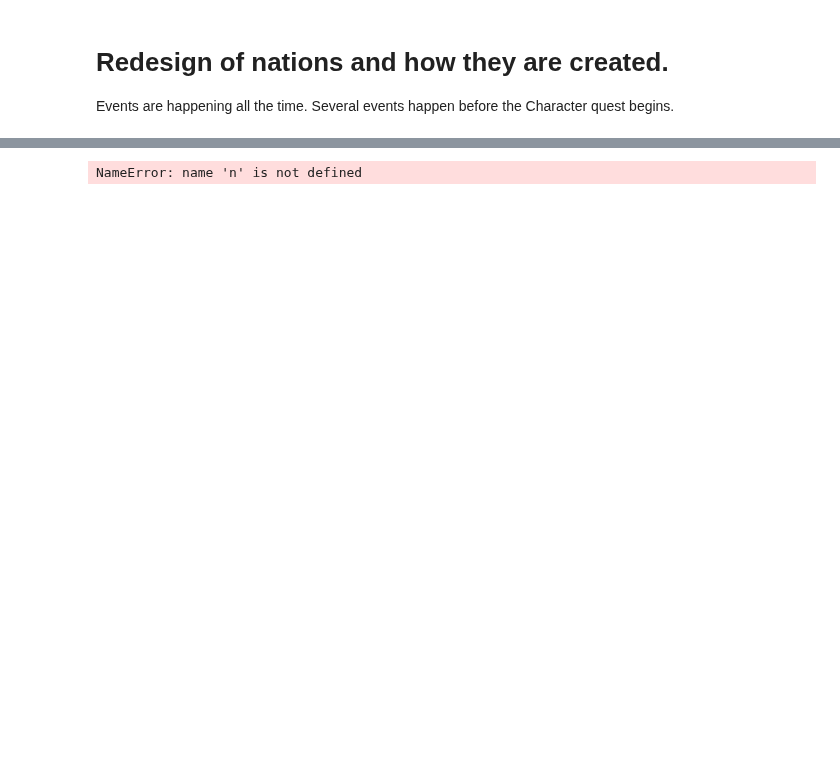
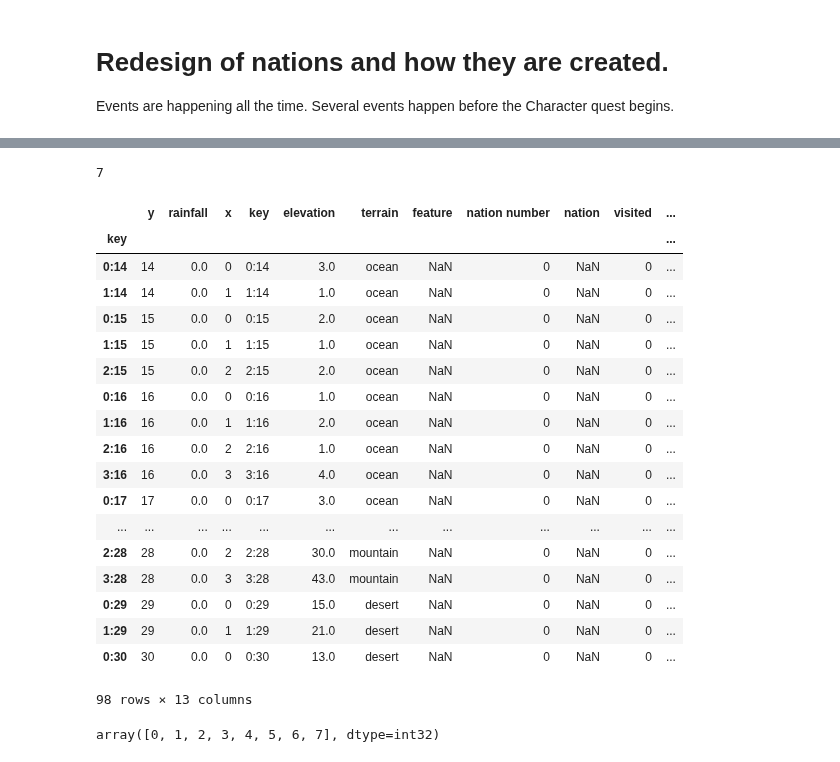
Before and after one commit to BillmanH/dsadventure, a Jupyter notebook: notebooks/Revised Nations.ipynb, the cells around one changed output, grey strips where cells are left out. Drawn from its saved outputs; the diff is of its cells as text; code cells hidden in the pictures; blank space fills up the shorter version.

Commit message:
fixed issue where 0th nation was getting skipped

```diff
--- a/notebooks/Revised Nations.ipynb
+++ b/notebooks/Revised Nations.ipynb
@@ -176,4 +174,30 @@ world.df_features.loc[
-# %%
-n.towns
-# %% [output]
-NameError: name 'n' is not defined
+# %%
+len(np.unique(world.df_features["nation"].dropna()))
+# %% [output]
+7
+# %%
+world.df_features[world.df_features["nation"].isna()]
+# %% [output]
+|  | y | rainfall | x | key | elevation | terrain | feature | nation number | nation | visited | ... |
+| key |  |  |  |  |  |  |  |  |  |  | ... |
+| 0:14 | 14 | 0.0 | 0 | 0:14 | 3.0 | ocean | NaN | 0 | NaN | 0 | ... |
+| 1:14 | 14 | 0.0 | 1 | 1:14 | 1.0 | ocean | NaN | 0 | NaN | 0 | ... |
+| 0:15 | 15 | 0.0 | 0 | 0:15 | 2.0 | ocean | NaN | 0 | NaN | 0 | ... |
+| 1:15 | 15 | 0.0 | 1 | 1:15 | 1.0 | ocean | NaN | 0 | NaN | 0 | ... |
+| 2:15 | 15 | 0.0 | 2 | 2:15 | 2.0 | ocean | NaN | 0 | NaN | 0 | ... |
+| 0:16 | 16 | 0.0 | 0 | 0:16 | 1.0 | ocean | NaN | 0 | NaN | 0 | ... |
+| 1:16 | 16 | 0.0 | 1 | 1:16 | 2.0 | ocean | NaN | 0 | NaN | 0 | ... |
+| 2:16 | 16 | 0.0 | 2 | 2:16 | 1.0 | ocean | NaN | 0 | NaN | 0 | ... |
+| 3:16 | 16 | 0.0 | 3 | 3:16 | 4.0 | ocean | NaN | 0 | NaN | 0 | ... |
+| 0:17 | 17 | 0.0 | 0 | 0:17 | 3.0 | ocean | NaN | 0 | NaN | 0 | ... |
+| ... | ... | ... | ... | ... | ... | ... | ... | ... | ... | ... | ... |
+| 2:28 | 28 | 0.0 | 2 | 2:28 | 30.0 | mountain | NaN | 0 | NaN | 0 | ... |
+| 3:28 | 28 | 0.0 | 3 | 3:28 | 43.0 | mountain | NaN | 0 | NaN | 0 | ... |
+| 0:29 | 29 | 0.0 | 0 | 0:29 | 15.0 | desert | NaN | 0 | NaN | 0 | ... |
+| 1:29 | 29 | 0.0 | 1 | 1:29 | 21.0 | desert | NaN | 0 | NaN | 0 | ... |
+| 0:30 | 30 | 0.0 | 0 | 0:30 | 13.0 | desert | NaN | 0 | NaN | 0 | ... |
+98 rows × 13 columns
+# %%
+np.unique(world.nations_k.labels_)
+# %% [output]
+array([0, 1, 2, 3, 4, 5, 6, 7], dtype=int32)
```
Also changed, not shown: parts of 7 cells of this notebook.
